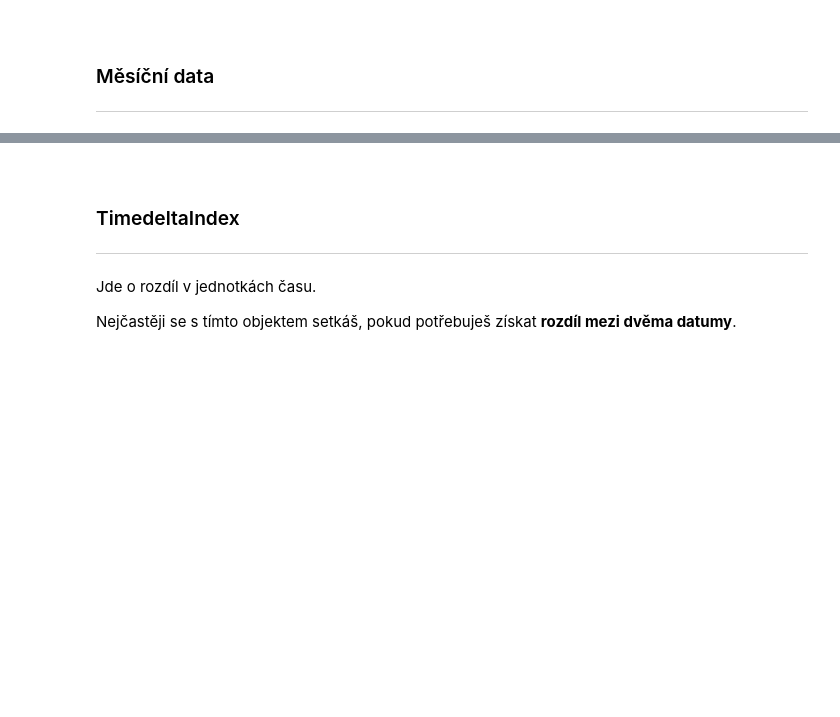
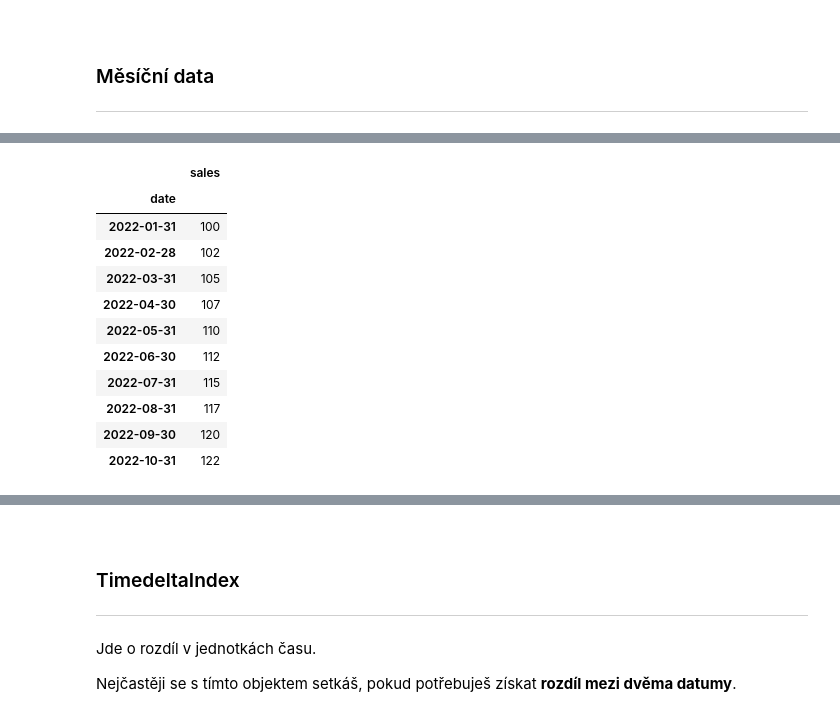
Before and after one commit to Bralor/python-data-2024, a Jupyter notebook: shared/notebooks/lesson04.ipynb, the cells around one changed output, grey strips where cells are left out. Drawn from its saved outputs; the diff is of its cells as text; code cells hidden in the pictures; blank space fills up the shorter version.

```diff
--- a/shared/notebooks/lesson04.ipynb
+++ b/shared/notebooks/lesson04.ipynb
@@ -275 +328,16 @@ df.set_index('date', inplace=True)
+# %%
+data_df
+# %% [output]
+|  | sales |
+| date |  |
+| 2022-01-31 | 100 |
+| 2022-02-28 | 102 |
+| 2022-03-31 | 105 |
+| 2022-04-30 | 107 |
+| 2022-05-31 | 110 |
+| 2022-06-30 | 112 |
+| 2022-07-31 | 115 |
+| 2022-08-31 | 117 |
+| 2022-09-30 | 120 |
+| 2022-10-31 | 122 |
 # %%
```
Also changed, not shown: parts of 57 cells of this notebook.
